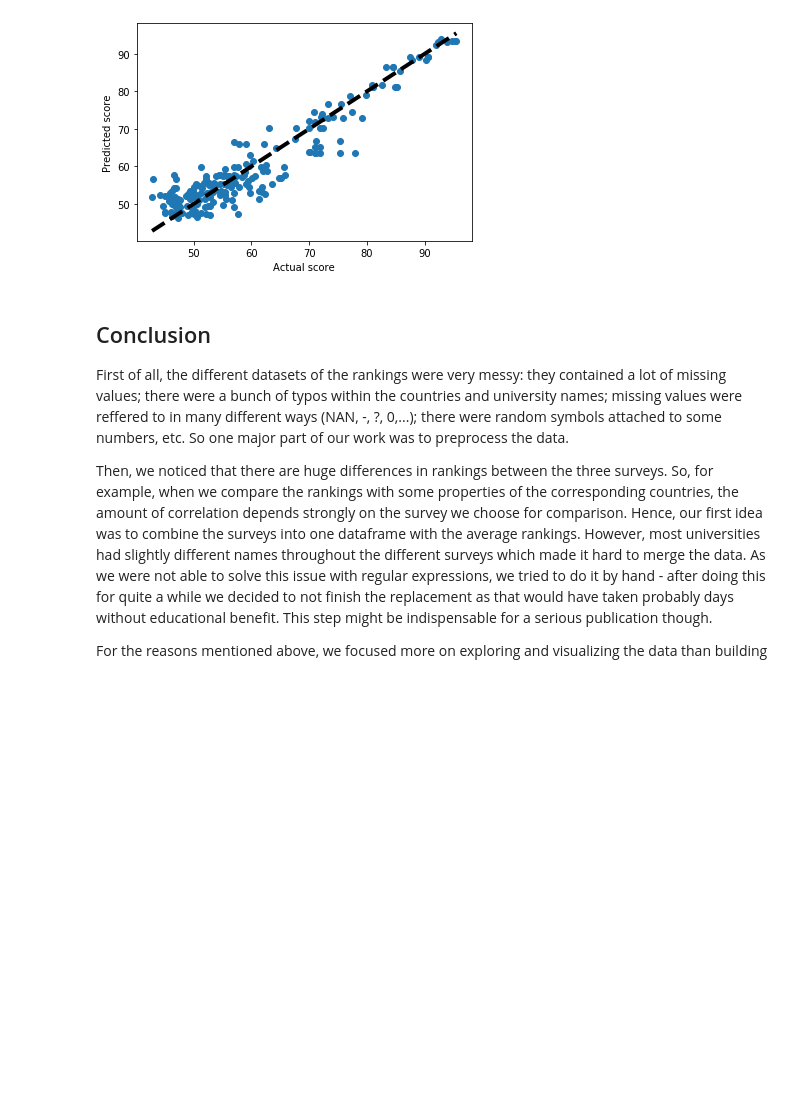
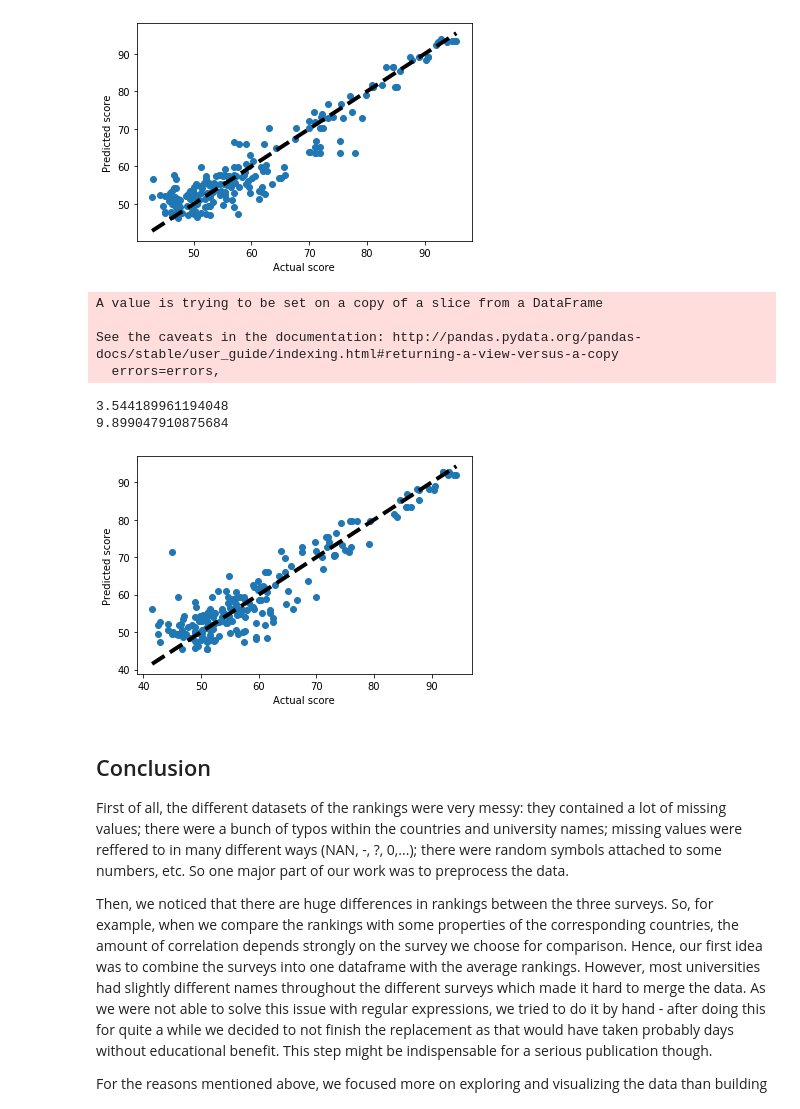
Before and after one commit to AjayvirS/uni-ranking, a Jupyter notebook: EX3_final.ipynb, the cells around one changed output. Drawn from its saved outputs; the diff is of its cells as text; code cells hidden in the pictures; blank space fills up the shorter version.

Commit message:
added hdi to random forest model

```diff
--- a/EX3_final.ipynb
+++ b/EX3_final.ipynb
@@ -1131,6 +1135,41 @@ plt.show()
 3.3781415768259553
 10.279736094979997
 [figure]
+# %%
+#include hdi and public expenditure
+hdi_latest = hdi_ref.loc[hdi_ref['year']==max(hdi_ref['year'])]
+hdi_latest.drop('year', axis=1, inplace=True)
+educ_expenditure_processed_latest = educ_expenditure_processed.loc[educ_expenditure_processed.idxmax(axis=0)]
+
+hdi_latest_times = pd.merge(hdi_latest, times_top200, left_on=['country'], right_on = ['country'])
+
+X = hdi_latest_times.drop(columns=['total_score', 'world_rank', 'university_name', 'country'])
+y = hdi_latest_times['total_score']
+X_train, X_test, y_train, y_test = train_test_split(X, y, test_size=0.2, random_state=123)
+
+regressor = RandomForestRegressor(n_estimators=100, random_state=123)
+regressor.fit(X_train, y_train)
+y_pred = regressor.predict(X_test)
+
+rme = np.mean(abs(y_pred - y_test))
+rme_test = np.mean(abs(np.mean(y_train) - y_test))
+print(rme)
+print(rme_test)
+
+fig, ax = plt.subplots()
+ax.scatter(y_test, y_pred)
+ax.plot([y_test.min(), y_test.max()], [y_test.min(), y_test.max()], 'k--', lw=4)
+ax.set_xlabel('Actual score')
+ax.set_ylabel('Predicted score')
+plt.show()
+# %% [output]
+A value is trying to be set on a copy of a slice from a DataFrame
+
+See the caveats in the documentation: http://pandas.pydata.org/pandas-docs/stable/user_guide/indexing.html#returning-a-view-versus-a-copy
+  errors=errors,
+3.544189961194048
+9.899047910875684
+[figure, added]
 # %% [markdown]
 ## Conclusion
 
```
Also changed, not shown: parts of 12 cells of this notebook.
